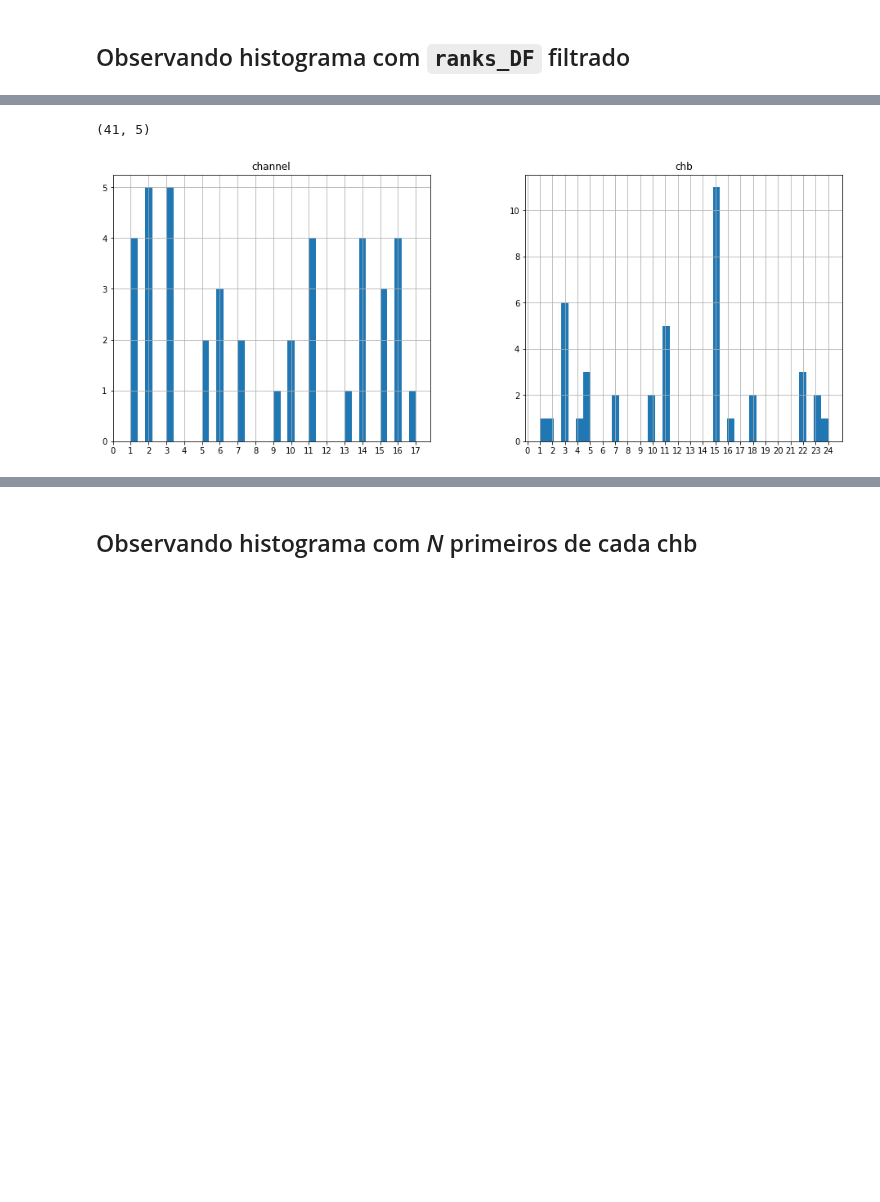
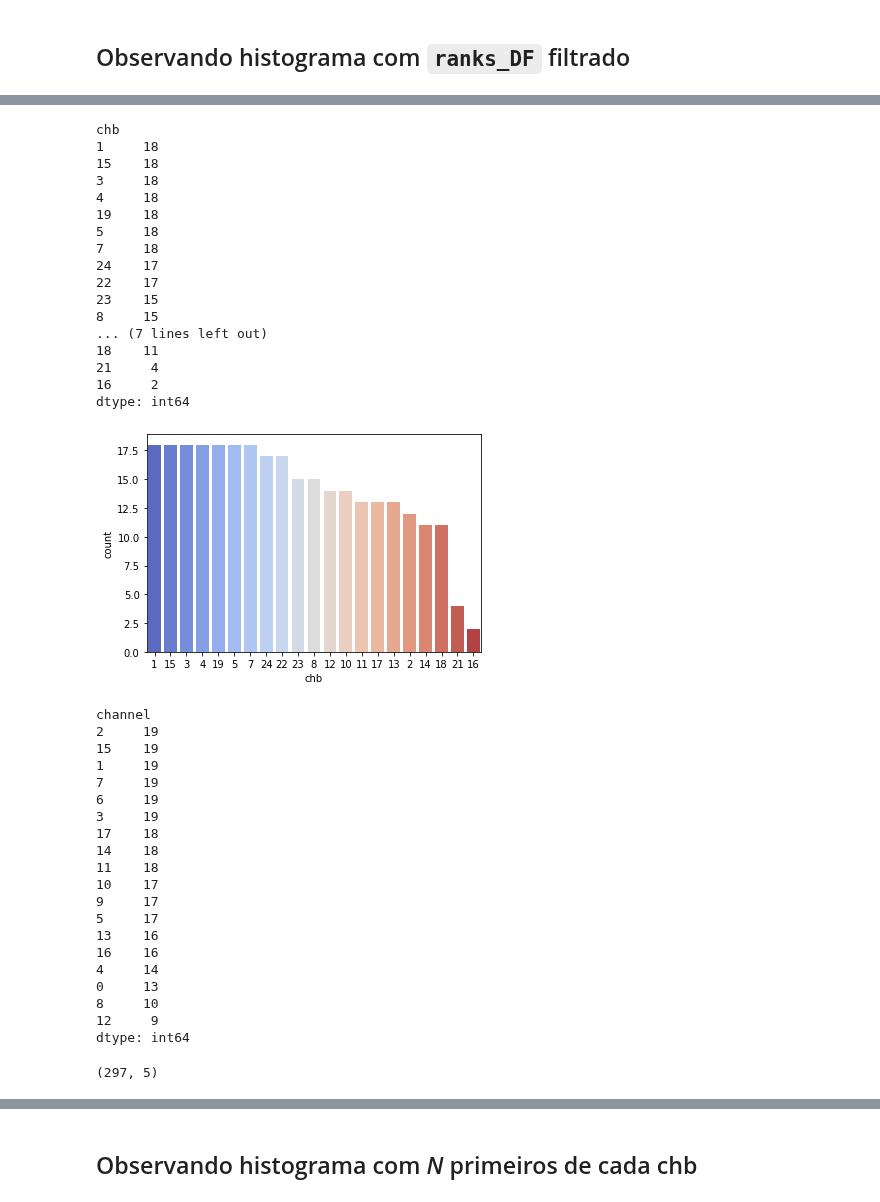
Before and after one commit to newtmagalhaes/Machine-Learning, a Jupyter notebook: ML/f02-chb/02-ranks.ipynb, the cells around one changed output, grey strips where cells are left out. Drawn from its saved outputs; the diff is of its cells as text; code cells hidden in the pictures; blank space fills up the shorter version.

```diff
--- a/ML/f02-chb/02-ranks.ipynb
+++ b/ML/f02-chb/02-ranks.ipynb
@@ -58,11 +38,62 @@ mean_over_90_percent.shape
-# %%
-mean_over_95_percent = ranks_DF.query('mean >= 0.95')
-
-histogram3 = mean_over_95_percent.hist(column=['channel', 'chb'], bins=40, figsize=(16, 6))
-histogram3[0, 0].set_xticks(range(18))
-histogram3[0, 1].set_xticks(range(25))
-
-mean_over_95_percent.shape
-# %% [output]
-(41, 5)
-[figure, removed]
+# %%
+mean_over_80_percent = ranks_DF.query('mean >= 0.80')
+
+print(mean_over_80_percent.value_counts(subset='chb'))
+sns.countplot(
+    data=mean_over_80_percent,
+    x='chb',
+    palette=sns.color_palette('coolwarm', len(file_range)),
+    order=mean_over_80_percent.value_counts('chb').index
+)
+
+plt.show()
+
+print(mean_over_80_percent.value_counts(subset='channel'))
+sns.countplot(
+    data=mean_over_80_percent,
+    x='channel',
+    palette=sns.color_palette('coolwarm', 18),
+    order=mean_over_80_percent.value_counts('channel').index
+)
+
+mean_over_80_percent.shape
+# %% [output]
+chb
+1     18
+15    18
+3     18
+4     18
+19    18
+5     18
+7     18
+24    17
+22    17
+23    15
+8     15
+... (7 lines left out)
+18    11
+21     4
+16     2
+dtype: int64
+[figure, added]
+channel
+2     19
+15    19
+1     19
+7     19
+6     19
+3     19
+17    18
+14    18
+11    18
+10    17
+9     17
+5     17
+13    16
+16    16
+4     14
+0     13
+8     10
+12     9
+dtype: int64
+(297, 5)
```
Also changed, not shown: parts of 10 cells of this notebook.
